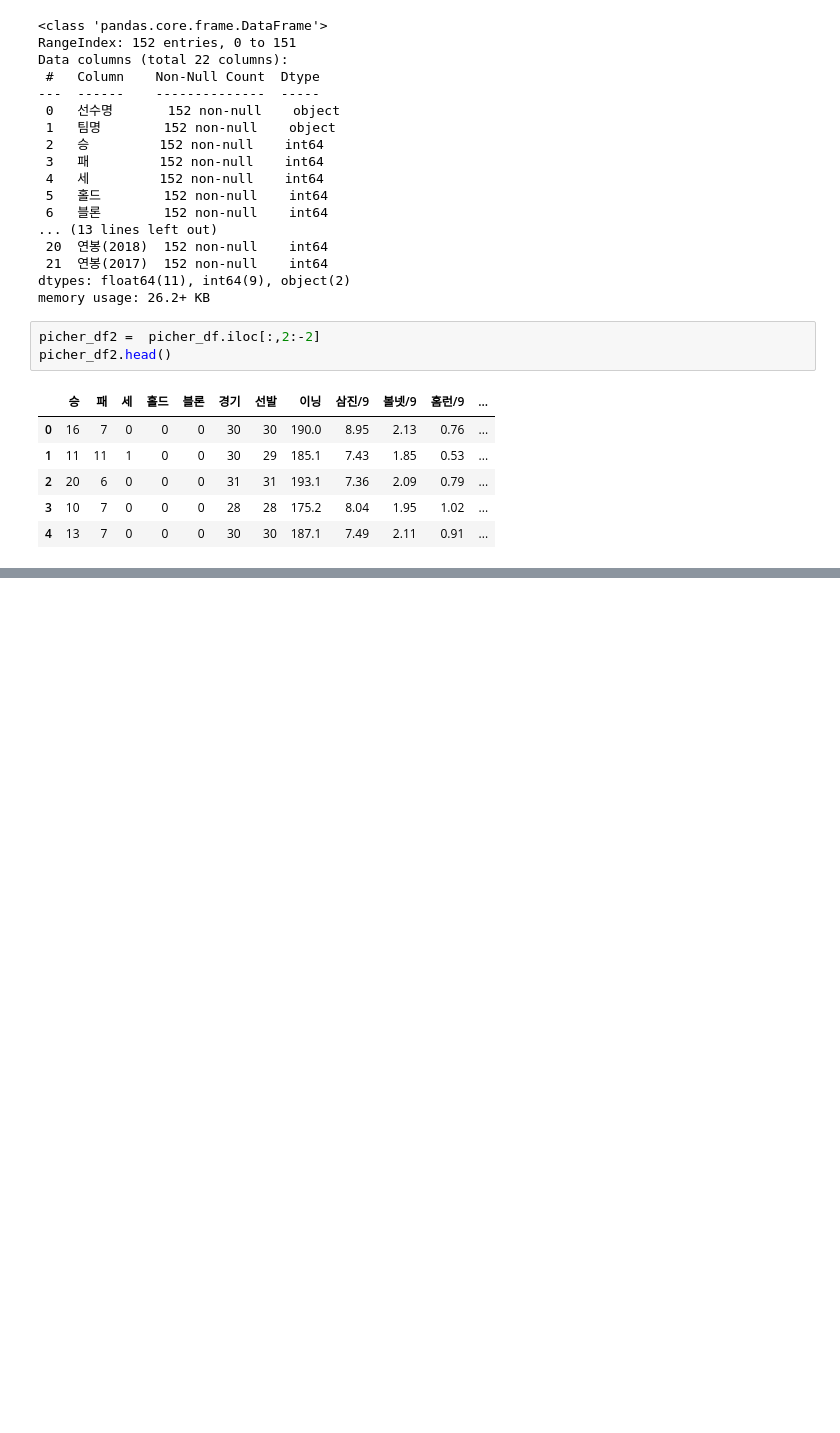
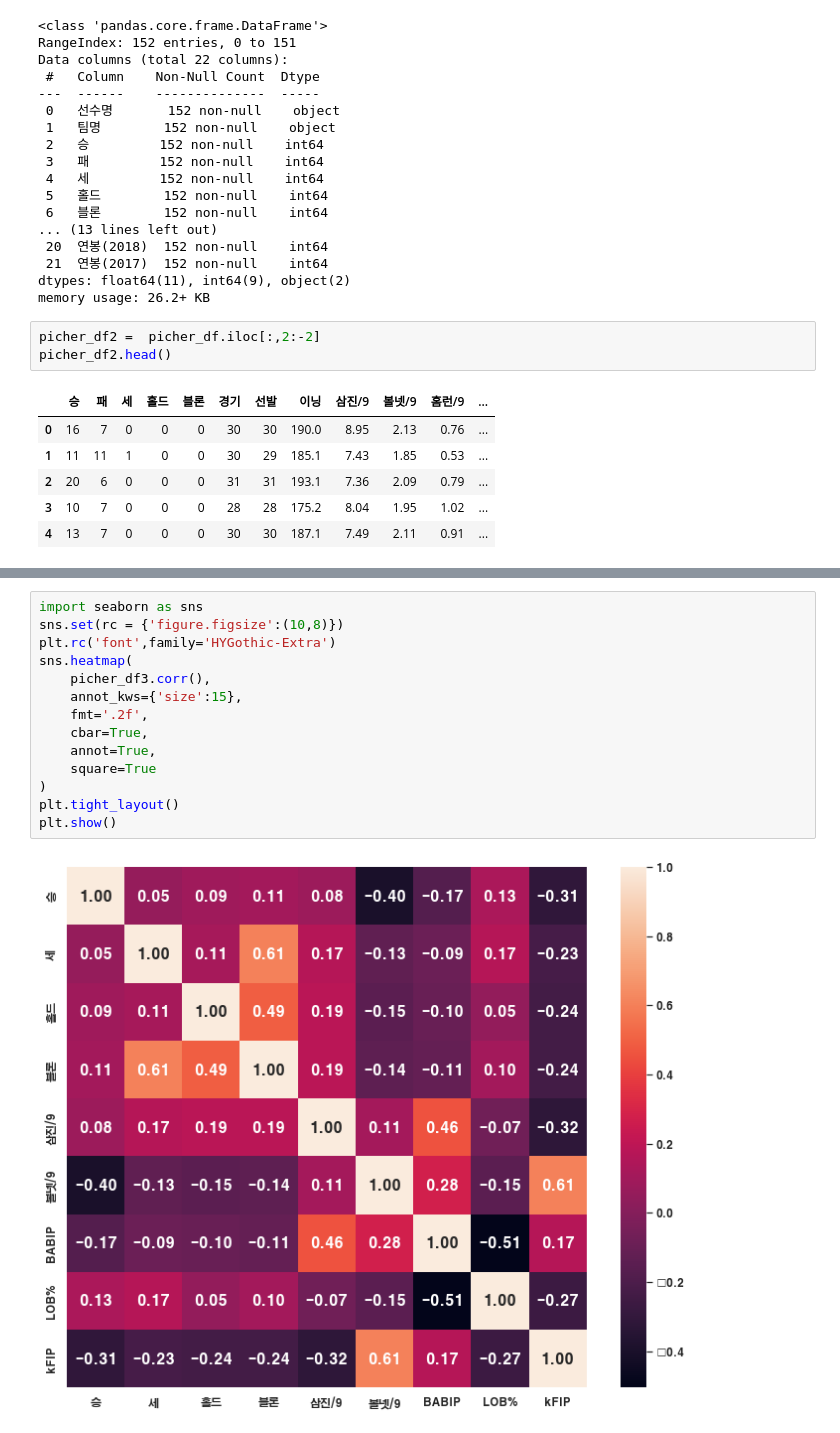
Before and after one commit to soxxun/python, a Jupyter notebook: 20220404/20220404.ipynb, the cells around one changed output, grey strips where cells are left out. Saved outputs shown, nothing was run; the diff lists cells and outputs as text; blank space fills up the shorter version.

```diff
--- a/20220404/20220404.ipynb
+++ b/20220404/20220404.ipynb
@@ -112,2 +108,18 @@ picher_df2.corr()
+# %%
+import seaborn as sns
+sns.set(rc = {'figure.figsize':(10,8)})
+plt.rc('font',family='HYGothic-Extra')
+sns.heatmap(
+    picher_df3.corr(),
+    annot_kws={'size':15},
+    fmt='.2f',
+    cbar=True,
+    annot=True,
+    square=True
+)
+plt.tight_layout()
+plt.show()
+# %% [output]
+[figure, added]
 # %%
 # 각 컬럼들에 대한 히스토그램을 그려서 데이터의 분포를 살펴본다.
```
Also changed, not shown: parts of 21 cells of this notebook.
